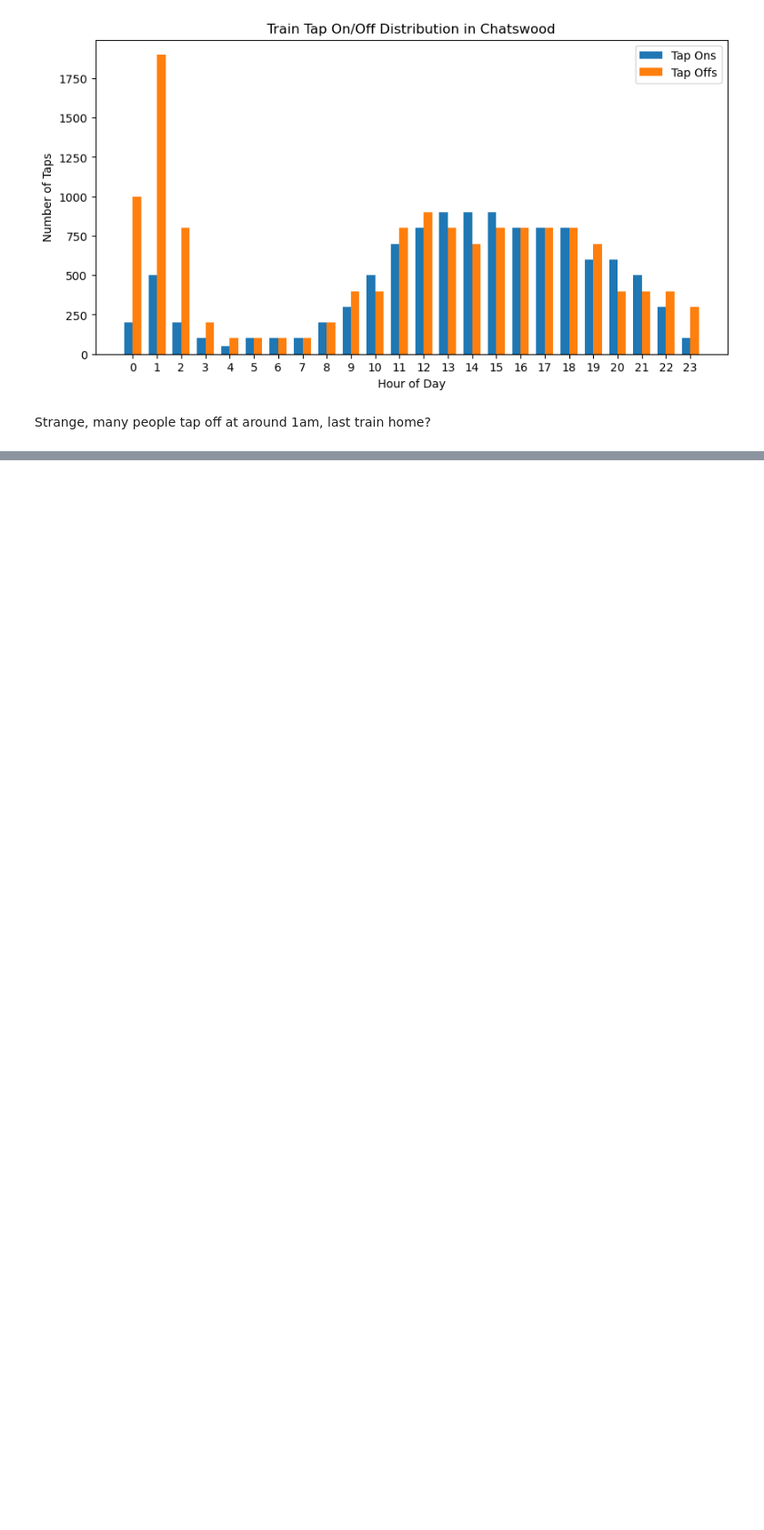
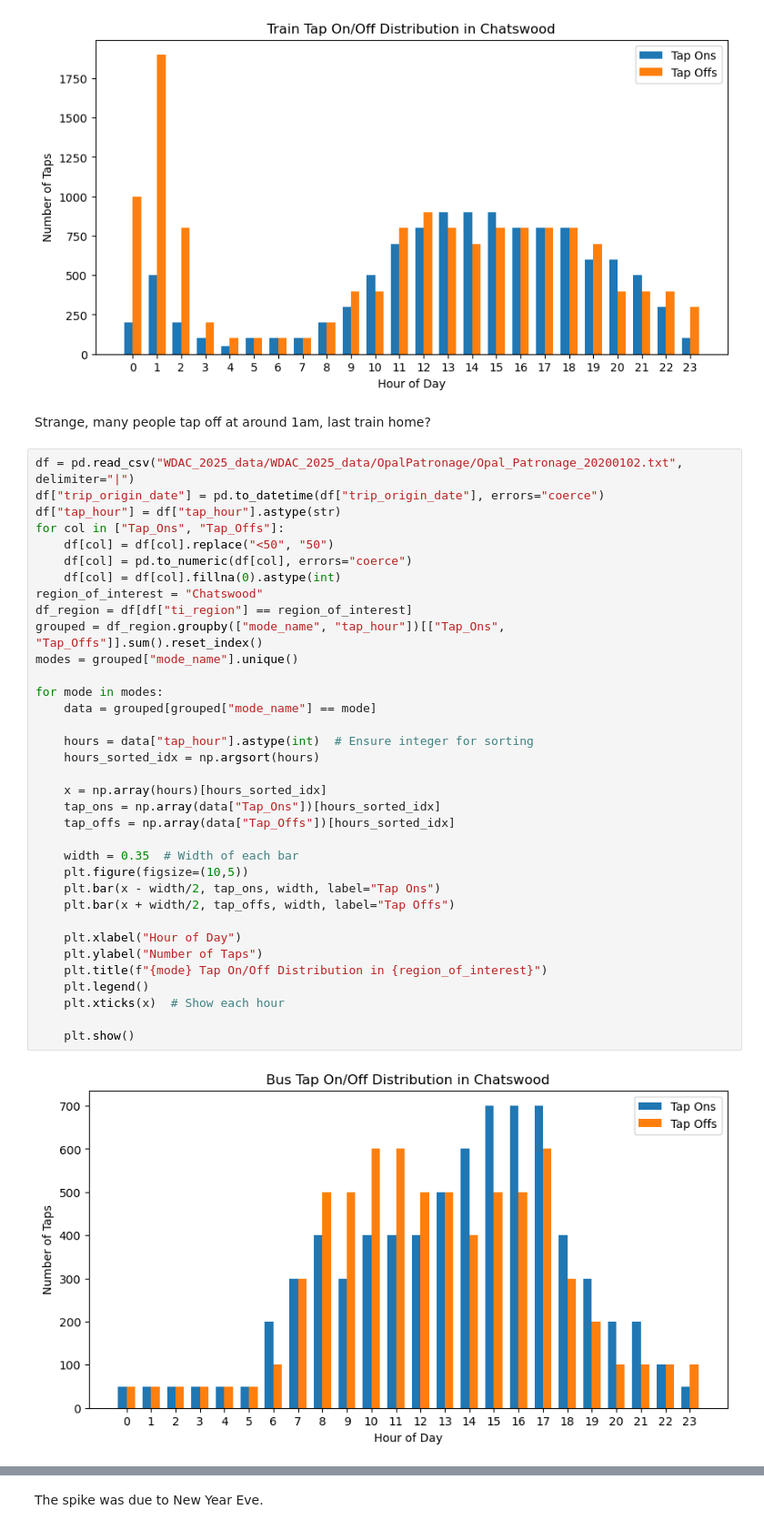
Before and after one commit to NguyenVuAnNhan/WinterDatathon, a Jupyter notebook: EDA.ipynb, the cells around one changed output, grey strips where cells are left out. Shown: that part at 91% size. Drawn from its saved outputs; the diff is of its cells as text; blank space fills up the shorter version.

Commit message:
feat: new year eve pattern

```diff
--- a/EDA.ipynb
+++ b/EDA.ipynb
@@ -90,3 +90,40 @@ for mode in modes:
 [figure]
 # %% [markdown]
 Strange, many people tap off at around 1am, last train home?
+# %%
+df = pd.read_csv("WDAC_2025_data/WDAC_2025_data/OpalPatronage/Opal_Patronage_20200102.txt", delimiter="|")
+df["trip_origin_date"] = pd.to_datetime(df["trip_origin_date"], errors="coerce")
+df["tap_hour"] = df["tap_hour"].astype(str)
+for col in ["Tap_Ons", "Tap_Offs"]:
+    df[col] = df[col].replace("<50", "50")
+    df[col] = pd.to_numeric(df[col], errors="coerce")
+    df[col] = df[col].fillna(0).astype(int)
+region_of_interest = "Chatswood"
+df_region = df[df["ti_region"] == region_of_interest]
+grouped = df_region.groupby(["mode_name", "tap_hour"])[["Tap_Ons", "Tap_Offs"]].sum().reset_index()
+modes = grouped["mode_name"].unique()
+
+for mode in modes:
+    data = grouped[grouped["mode_name"] == mode]
+
+    hours = data["tap_hour"].astype(int)  # Ensure integer for sorting
+    hours_sorted_idx = np.argsort(hours)
+
+    x = np.array(hours)[hours_sorted_idx]
+    tap_ons = np.array(data["Tap_Ons"])[hours_sorted_idx]
+    tap_offs = np.array(data["Tap_Offs"])[hours_sorted_idx]
+
+    width = 0.35  # Width of each bar
+    plt.figure(figsize=(10,5))
+    plt.bar(x - width/2, tap_ons, width, label="Tap Ons")
+    plt.bar(x + width/2, tap_offs, width, label="Tap Offs")
+
+    plt.xlabel("Hour of Day")
+    plt.ylabel("Number of Taps")
+    plt.title(f"{mode} Tap On/Off Distribution in {region_of_interest}")
+    plt.legend()
+    plt.xticks(x)  # Show each hour
+
+    plt.show()
+# %% [output]
+[figure, added]
@@ -92,0 +131,2 @@ Strange, many people tap off at around 1am, last train home?
+# %% [markdown]
+The spike was due to New Year Eve.
```
Also changed, not shown: parts of 1 cell of this notebook.
